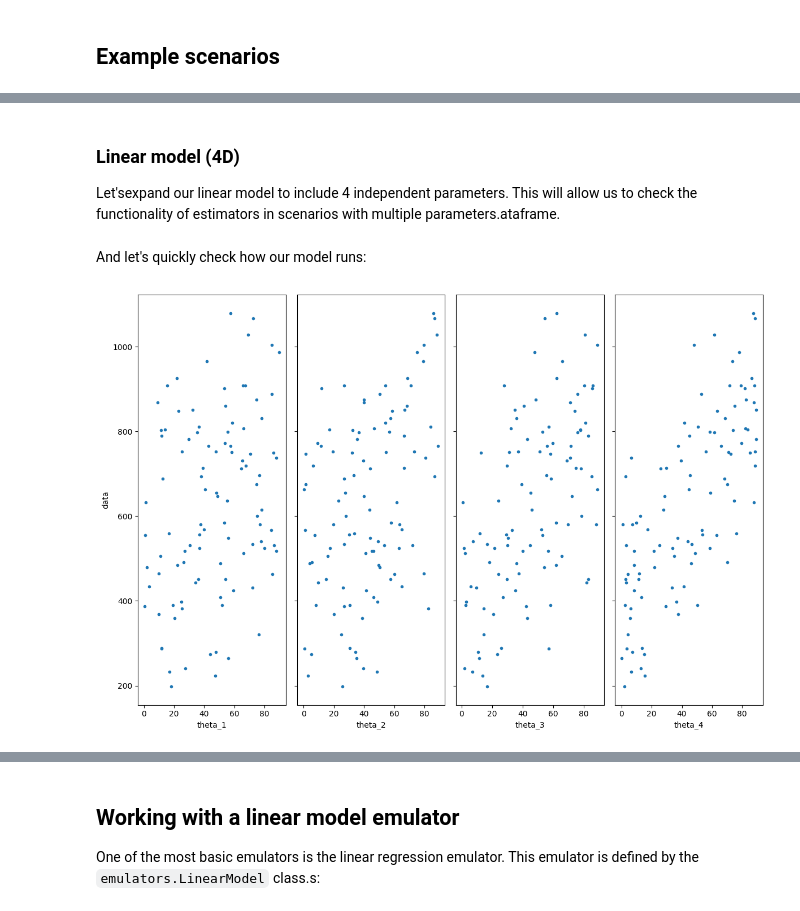
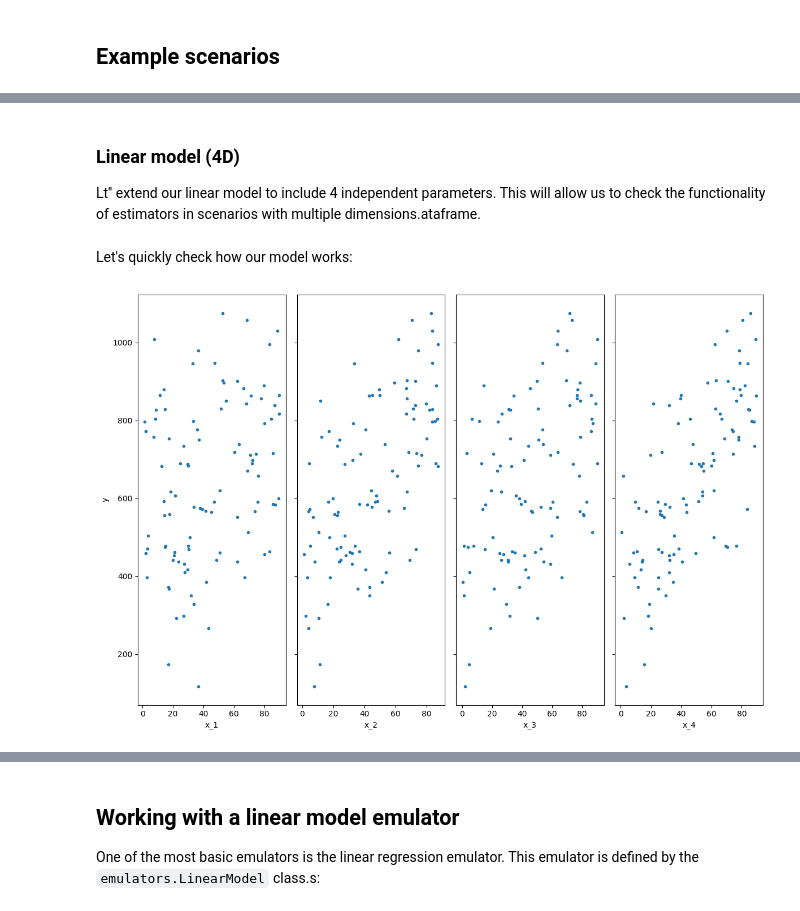
Before and after one commit to InstituteforDiseaseModeling/historymatching, a Jupyter notebook: examples/using_emulators.ipynb, the cells around one changed output, grey strips where cells are left out. Cells and saved outputs as stored; diff of their text form; code cells hidden in the pictures.

```diff
--- a/examples/using_emulators.ipynb
+++ b/examples/using_emulators.ipynb
@@ -68,49 +66,45 @@ xy_model.plot( title='Linear model', x='theta', y='data', ylabel='data', legend=
 # %% [markdown]
 ### Linear model (4D)
 
-Let'sexpand our linear model to include 4 independent parameters. This will allow us to check the functionality of estimators in scenarios with multiple parameters.ataframe.
+Lt'' extend our linear model to include 4 independent parameters. This will allow us to check the functionality of estimators in scenarios with multiple dimensions.ataframe.
 # %%
 def linear_model_4d( x: pd.DataFrame(), b0=1, b1=2, b2=3, b3=4, b4=5, sigma=7.5 ):
+    """ 4-D linear model. Using the value of theta in each row of the
+    input dataframe, the model computes outputs in an output dataframe
+    as  b0 + b1*x1 + b2*x2 + b3*x3 + b4*x4 + mu,  with mu being drawn
+    from a 0-mean normal distribution with standard deviation sigma.
     """
-    4-D linear model. Using the value of theta in each row of the
-    input dataframe, the model computes outputs in an output dataframe
-    as:
-            b0 + b1*theta + mu,
-    with mu being drawn from a 0-mean normal distribution with standard
-    deviation sigma.
-    """
-    y = b0 + b1*x['theta_1']    \
-           + b2*x['theta_2']    \
-           + b3*x['theta_3']    \
-           + b4*x['theta_4']    \
+    y = b0 + b1*x['x_1'] + b2*x['x_2']    \
+           + b3*x['x_3'] + b4*x['x_4']    \
            + np.random.normal( 0, sigma, len(x) )
     y = y.to_frame( name='out' )
     y.index = x.index
     return y
 # %% [markdown]
-And let's quickly check how our model runs:
+Let's quickly check how our model works:
 # %%
-# Sample parameters from a grid
+# Set model coefficients (i.e., hyperparameters)
+b0_4d = -30
+b1_4d =  8
+b2_4d =  100
+b3_4d =  5000
+b4_4d = -25
+
+# Get data points
+xmin = 0
+xmax = 100
 n = 100
-x = pd.DataFrame( { 'theta_1' : np.linspace( 0, 90, n ),
-                    'theta_2' : np.linspace( 0, 90, n ),
-                    'theta_3' : np.linspace( 0, 90, n ),
-                    'theta_4' : np.linspace( 0, 90, n ),
-                  } )
+x = pd.DataFrame( np.random.uniform( 0, 90, size=(n,4)), columns=['x_1', 'x_2', 'x_3', 'x_4'] )
+y = linear_model_4d(x)
 
-x = pd.DataFrame( np.random.uniform( 0, 90, size=(n,4)), columns=['theta_1', 'theta_2', 'theta_3', 'theta_4'] )
-
-# Run the model and plot outputs
-y = linear_model_4d(x)
-xy_lm4d = x.copy()
-xy_lm4d['data'] = y
-
+# Draw plot
+xy_4d = pd.concat( [x, y], axis=1 )
 fig_4d, axs_4d = plt.subplots( 1, 4, figsize=(12,8), sharey=True )
-xy_lm4d.plot( x='theta_1', y='data', style='.', legend=False, ax=axs_4d[0] )
-xy_lm4d.plot( x='theta_2', y='data', style='.', legend=False, ax=axs_4d[1] )
-xy_lm4d.plot( x='theta_3', y='data', style='.', legend=False, ax=axs_4d[2] )
-xy_lm4d.plot( x='theta_4', y='data', style='.', legend=False, ax=axs_4d[3] )
-axs_4d[0].set_ylabel( 'data' )
+xy_4d.plot( x='x_1', y='out', style='.', legend=False, ax=axs_4d[0] )
+xy_4d.plot( x='x_2', y='out', style='.', legend=False, ax=axs_4d[1] )
+xy_4d.plot( x='x_3', y='out', style='.', legend=False, ax=axs_4d[2] )
+xy_4d.plot( x='x_4', y='out', style='.', legend=False, ax=axs_4d[3] )
+axs_4d[0].set_ylabel( 'y' )
 fig_4d.tight_layout()
 # %% [output]
-[figure, old version]
+[figure, new version]
```
Also changed, not shown: parts of 27 cells of this notebook, 2 other files.
